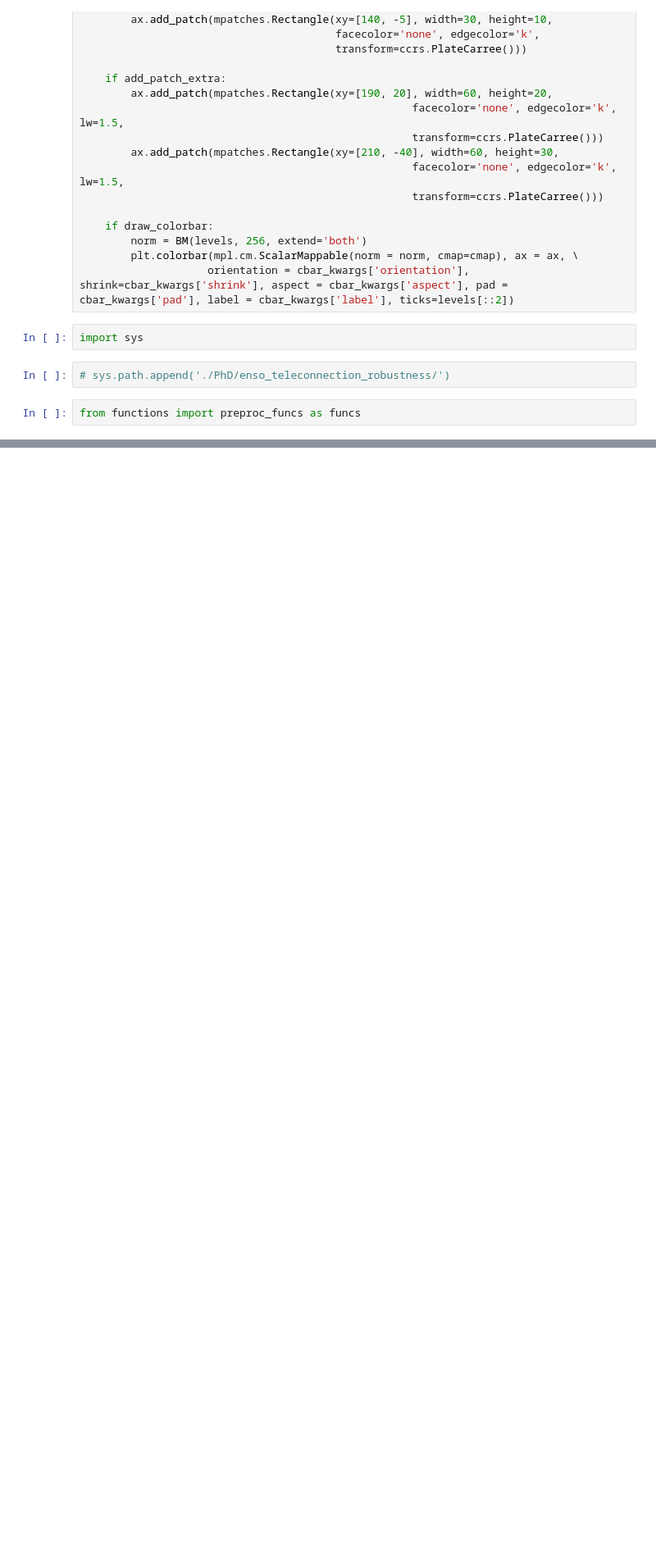
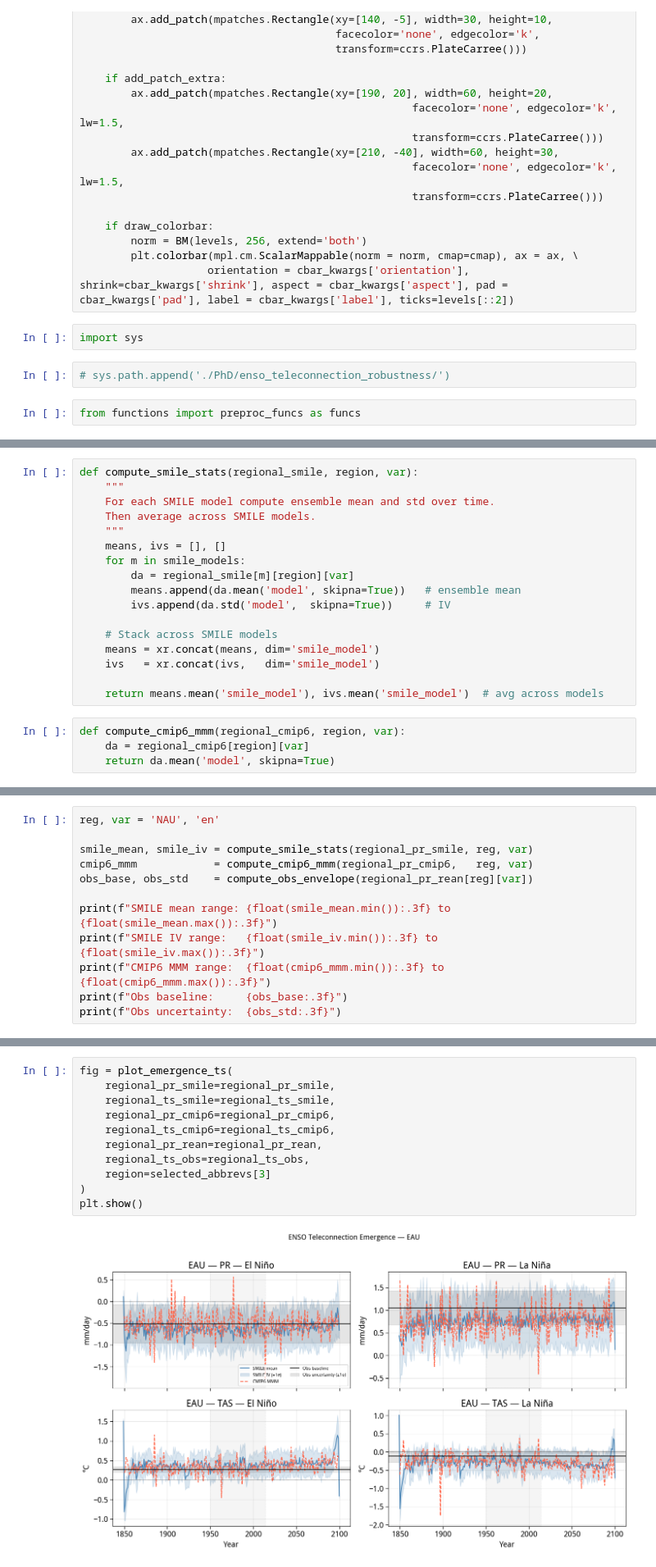
Before and after one commit to adisen99/enso_teleconnection_robustness, a Jupyter notebook: 04_plotting_regional_summary.ipynb, the cells around one changed output, grey strips where cells are left out. Shown at 82% size. Saved outputs shown, nothing was run; the diff lists cells and outputs as text; blank space fills up the shorter version.

```diff
--- a/04_plotting_regional_summary.ipynb
+++ b/04_plotting_regional_summary.ipynb
@@ -461,0 +566,21 @@ def calc_relative_uncertainty(model):
+# %%
+def compute_smile_stats(regional_smile, region, var):
+    """
+    For each SMILE model compute ensemble mean and std over time.
+    Then average across SMILE models.
+    """
+    means, ivs = [], []
+    for m in smile_models:
+        da = regional_smile[m][region][var]
+        means.append(da.mean('model', skipna=True))   # ensemble mean
+        ivs.append(da.std('model',  skipna=True))     # IV
+
+    # Stack across SMILE models
+    means = xr.concat(means, dim='smile_model')
+    ivs   = xr.concat(ivs,   dim='smile_model')
+
+    return means.mean('smile_model'), ivs.mean('smile_model')  # avg across models
+# %%
+def compute_cmip6_mmm(regional_cmip6, region, var):
+    da = regional_cmip6[region][var]
+    return da.mean('model', skipna=True)
@@ -461,0 +612,12 @@ def calc_relative_uncertainty(model):
+# %%
+reg, var = 'NAU', 'en'
+
+smile_mean, smile_iv = compute_smile_stats(regional_pr_smile, reg, var)
+cmip6_mmm            = compute_cmip6_mmm(regional_pr_cmip6,   reg, var)
+obs_base, obs_std    = compute_obs_envelope(regional_pr_rean[reg][var])
+
+print(f"SMILE mean range: {float(smile_mean.min()):.3f} to {float(smile_mean.max()):.3f}")
+print(f"SMILE IV range:   {float(smile_iv.min()):.3f} to {float(smile_iv.max()):.3f}")
+print(f"CMIP6 MMM range:  {float(cmip6_mmm.min()):.3f} to {float(cmip6_mmm.max()):.3f}")
+print(f"Obs baseline:     {obs_base:.3f}")
+print(f"Obs uncertainty:  {obs_std:.3f}")
@@ -461,0 +684,13 @@ def calc_relative_uncertainty(model):
+# %%
+fig = plot_emergence_ts(
+    regional_pr_smile=regional_pr_smile,
+    regional_ts_smile=regional_ts_smile,
+    regional_pr_cmip6=regional_pr_cmip6,
+    regional_ts_cmip6=regional_ts_cmip6,
+    regional_pr_rean=regional_pr_rean,
+    regional_ts_obs=regional_ts_obs,
+    region=selected_abbrevs[3]
+)
+plt.show()
+# %% [output]
+[figure, added]
```
Also changed, not shown: parts of 24 cells of this notebook, 9 other files.
